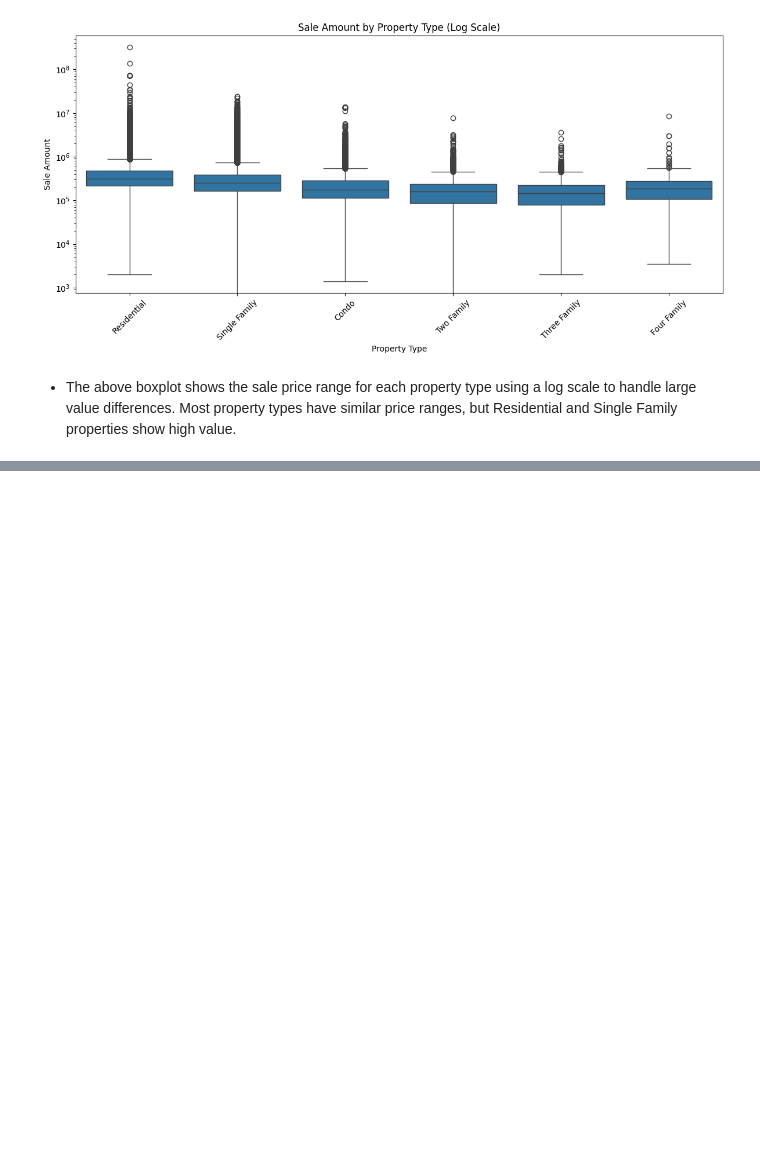
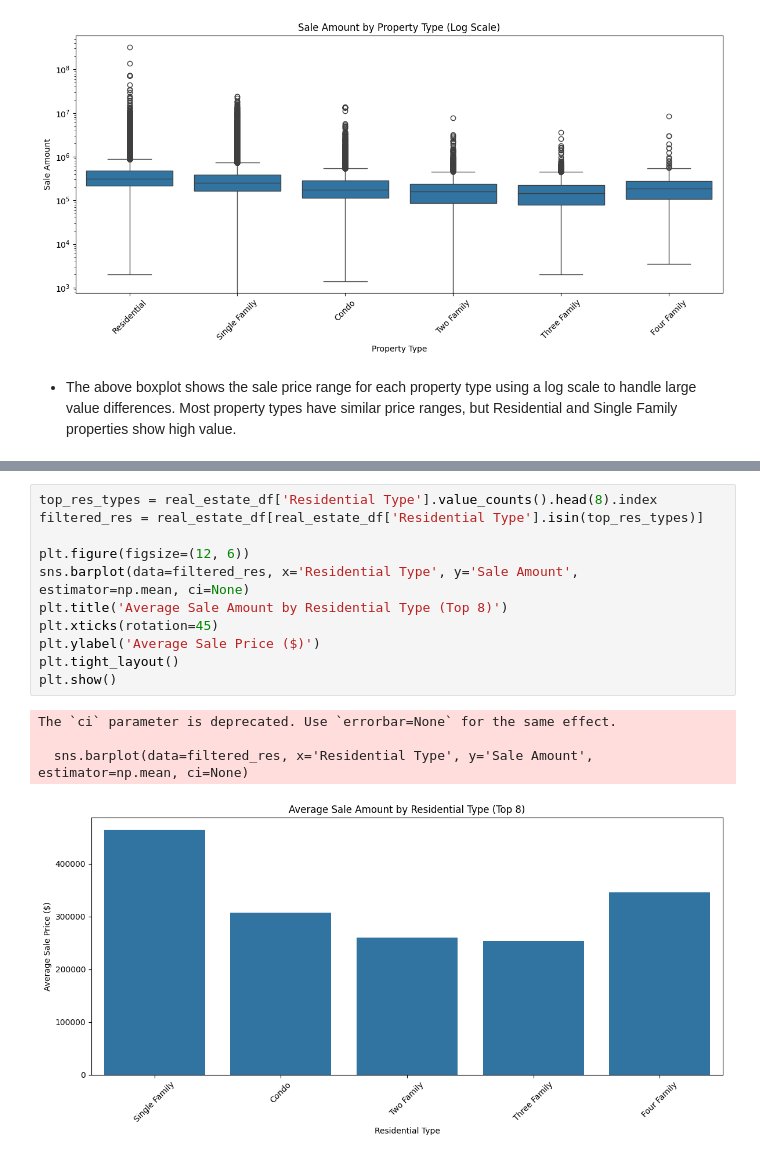
Before and after one commit to kthanikonda/DataWithPython, a Jupyter notebook: Real_Estate_Project-2.ipynb, the cells around one changed output, grey strips where cells are left out. Cells and saved outputs as stored; diff of their text form; blank space fills up the shorter version.

```diff
--- a/Real_Estate_Project-2.ipynb
+++ b/Real_Estate_Project-2.ipynb
@@ -556 +584,17 @@ plt.show()
+# %%
+top_res_types = real_estate_df['Residential Type'].value_counts().head(8).index
+filtered_res = real_estate_df[real_estate_df['Residential Type'].isin(top_res_types)]
+
+plt.figure(figsize=(12, 6))
+sns.barplot(data=filtered_res, x='Residential Type', y='Sale Amount', estimator=np.mean, ci=None)
+plt.title('Average Sale Amount by Residential Type (Top 8)')
+plt.xticks(rotation=45)
+plt.ylabel('Average Sale Price ($)')
+plt.tight_layout()
+plt.show()
+# %% [output]
+The `ci` parameter is deprecated. Use `errorbar=None` for the same effect.
+
+  sns.barplot(data=filtered_res, x='Residential Type', y='Sale Amount', estimator=np.mean, ci=None)
+[figure, added]
 # %%
```
Also changed, not shown: parts of 18 cells of this notebook.
